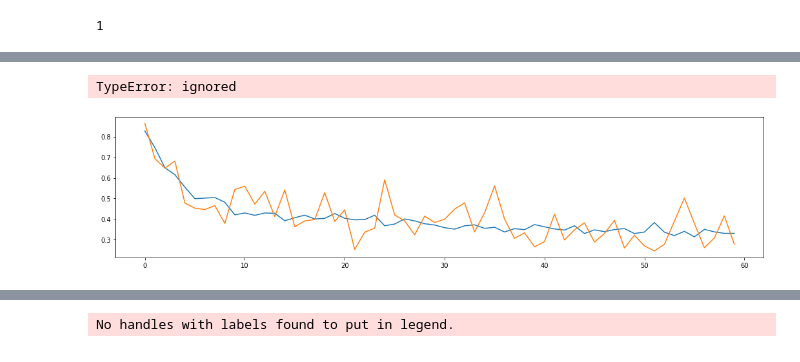
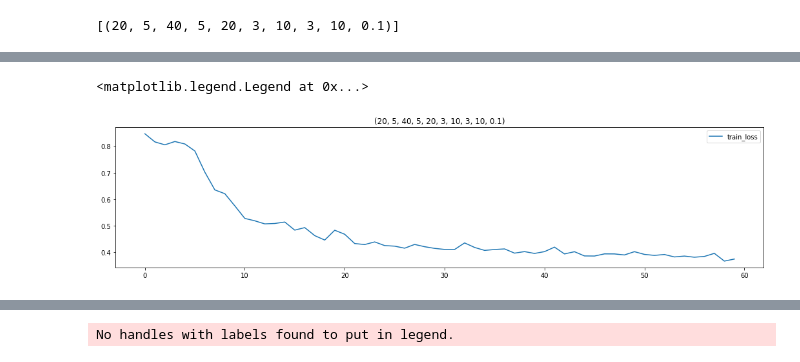
Before and after one commit to Ghifarahadian/concurrent-activity-recognition, a Jupyter notebook: CNNLSTM.ipynb, the cells around one changed output, grey strips where cells are left out. Saved outputs shown, nothing was run; the diff lists cells and outputs as text; code cells hidden in the pictures.

```diff
--- a/CNNLSTM.ipynb
+++ b/CNNLSTM.ipynb
@@ -126,26 +128,35 @@ class OpportunityDatasetParsed(Dataset):
 # %%
 # grid search
 conv1_outchs = [20]
-conv1_sizes = [3]
+conv1_sizes = [5]
 conv2_outchs = [40]
-conv2_sizes = [3]
-lstm1_hs = [20]
+conv2_sizes = [5]
+conv3_outchs = [20]
+conv3_sizes = [3]
+conv4_outchs = [10]
+conv4_sizes = [3]
+lstm1_hs = [10]
 learning_rates = [0.1]
 
-grids = [(conv1_outch, conv1_size, conv2_outch,
-         conv2_size, lstm1_h, learning_rate)
+grids = [(conv1_outch, conv1_size, conv2_outch, conv2_size,
+          conv3_outch, conv3_size, conv4_outch, conv4_size,
+          lstm1_h, learning_rate)
         for conv1_outch in conv1_outchs
         for conv1_size in conv1_sizes
         for conv2_outch in conv2_outchs
         for conv2_size in conv2_sizes
+        for conv3_outch in conv3_outchs
+        for conv3_size in conv3_sizes
+        for conv4_outch in conv4_outchs
+        for conv4_size in conv4_sizes
         for lstm1_h in lstm1_hs
         for learning_rate in learning_rates
         ]
 
 #grids = [(30, 3, 60, 3, 20, 0.1), (20, 3, 60, 3, 30, 0.1)]
-len(grids)
+grids
 # %% [output]
-1
+[(20, 5, 40, 5, 20, 3, 10, 3, 10, 0.1)]
 # %%
 # dataset constants
 data_row_n = 100
@@ -165,14 +176,26 @@ class CNN_LSTM(nn.Module):
         conv2_outch = grid[2]
         conv2_size = grid[3]
         conv2_outlen = conv1_outlen - (conv2_size - 1)
-        lstm1_h = grid[4]
+
+        conv3_outch = grid[4]
+        conv3_size = grid[5]
+        conv3_outlen = conv2_outlen - (conv3_size - 1)
+        conv4_outch = grid[6]
+        conv4_size = grid[7]
+        conv4_outlen = conv3_outlen - (conv4_size - 1)
+
+        lstm1_h = grid[8]
         self.lstm1_h = lstm1_h
-        lstm1_hlen = conv2_outlen
+        lstm1_hlen = conv4_outlen
         self.lstm1_hlen = lstm1_hlen
 
         self.conv1 = nn.Conv1d(data_feature_n, conv1_outch, conv1_size)
         self.conv2 = nn.Conv1d(conv1_outch, conv2_outch, conv2_size)
-        self.lstm1 = nn.LSTM(conv2_outch, lstm1_h)
+
+        self.conv3 = nn.Conv1d(conv2_outch, conv3_outch, conv3_size)
+        self.conv4 = nn.Conv1d(conv3_outch, conv4_outch, conv4_size)
+
+        self.lstm1 = nn.LSTM(conv4_outch, lstm1_h)
         self.fc1 = nn.Linear(lstm1_h*lstm1_hlen, data_output1_n)
 
     def forward(self, x, h):
@@ -180,7 +203,14 @@ class CNN_LSTM(nn.Module):
         x.transpose_(1, 2)
         x = F.relu(self.conv1(x), inplace=False)
         x = F.relu(self.conv2(x), inplace=False)
+
+        x = F.relu(self.conv3(x), inplace=False)
+        x = F.relu(self.conv4(x), inplace=False)
+
         x.transpose_(1, 2)
+        #print(x.shape)
+        #print(h[0].shape)
+        #print(h[1].shape)
         x, _ = self.lstm1(x, h)
         #print(x.shape)
         x = x.reshape([batch_len, -1])
@@ -225,7 +255,7 @@ i = 0
 for grid in grids:
     model = CNN_LSTM(grid).to(device)
     loss_function = nn.CrossEntropyLoss()
-    optimizer = torch.optim.SGD(model.parameters(), lr=grid[5])
+    optimizer = torch.optim.SGD(model.parameters(), lr=grid[9])
     train_step = make_train_step(model, loss_function, optimizer)
 
     data_train_files = glob.glob("dataset_parsed/train/*.csv")
@@ -233,15 +263,15 @@ for grid in grids:
     train_losses = []
     val_losses = []
 
+    # TODO: Need to do the splitting better
+    data_train = OpportunityDatasetParsed(data_train_files)
+    train_dataset, val_dataset = random_split(data_train,
+            [math.ceil(1*len(data_train)), math.floor(0*len(data_train))])
+
     for epoch in log_progress(range(num_epochs), name="Epoch"):
     #for epoch in range(num_epochs):
         #print("Epoch " + str(epoch + 1))
 
-        data_train = OpportunityDatasetParsed(data_train_files)
-
-        # TODO: Need to do the splitting better
-        train_dataset, val_dataset = random_split(data_train,
-                [math.ceil(0.8*len(data_train)), math.floor(0.2*len(data_train))])
 
         dataloader_train = DataLoader(train_dataset, batch_size=batch_size,
                         shuffle=True)
@@ -255,40 +285,44 @@ for grid in grids:
         train_losses.append(np.mean(train_losses_temp))
 
         with torch.no_grad():
+            if len(val_dataset) == 0:
+                val_losses.append(0)
+                continue
+
             dataloader_val = DataLoader(val_dataset, batch_size=batch_size,
                             shuffle=True)
 
             val_losses_temp = []
             for data, labels in dataloader_val:
                 model.eval()
                 data, labels = data.to(device), labels.to(device)
 
                 label1 = torch.reshape(labels[:, 0:1].long(), (-1,))
 
                 output1 = model(data, h)
 
                 val_loss = loss_function(output1, label1)
                 val_losses_temp.append(val_loss.item())
 
             val_losses.append(np.mean(val_losses_temp))
 
     models.append(model)
 
     try:
         axs[i].plot(range(0, num_epochs), train_losses, label="train_loss")
-        axs[i].plot(range(0, num_epochs), val_losses, label="val_loss")
+        #axs[i].plot(range(0, num_epochs), val_losses, label="val_loss")
         axs[i].set_title(grid)
     except:
         axs.plot(range(0, num_epochs), train_losses, label="train_loss")
-        axs.plot(range(0, num_epochs), val_losses, label="val_loss")
+        #axs.plot(range(0, num_epochs), val_losses, label="val_loss")
         axs.set_title(grid)
     i += 1
 
 plt.legend()
 # %% [output]
 [interactive output not drawn]
-TypeError: ignored
+<matplotlib.legend.Legend at 0x...>
-[figure, old version]
+[figure, new version]
 # %%
 data_test_files = glob.glob("dataset_parsed/test/*.csv")
 data_test = OpportunityDatasetParsed(data_test_files)
```
Also changed, not shown: parts of 3 cells of this notebook.
